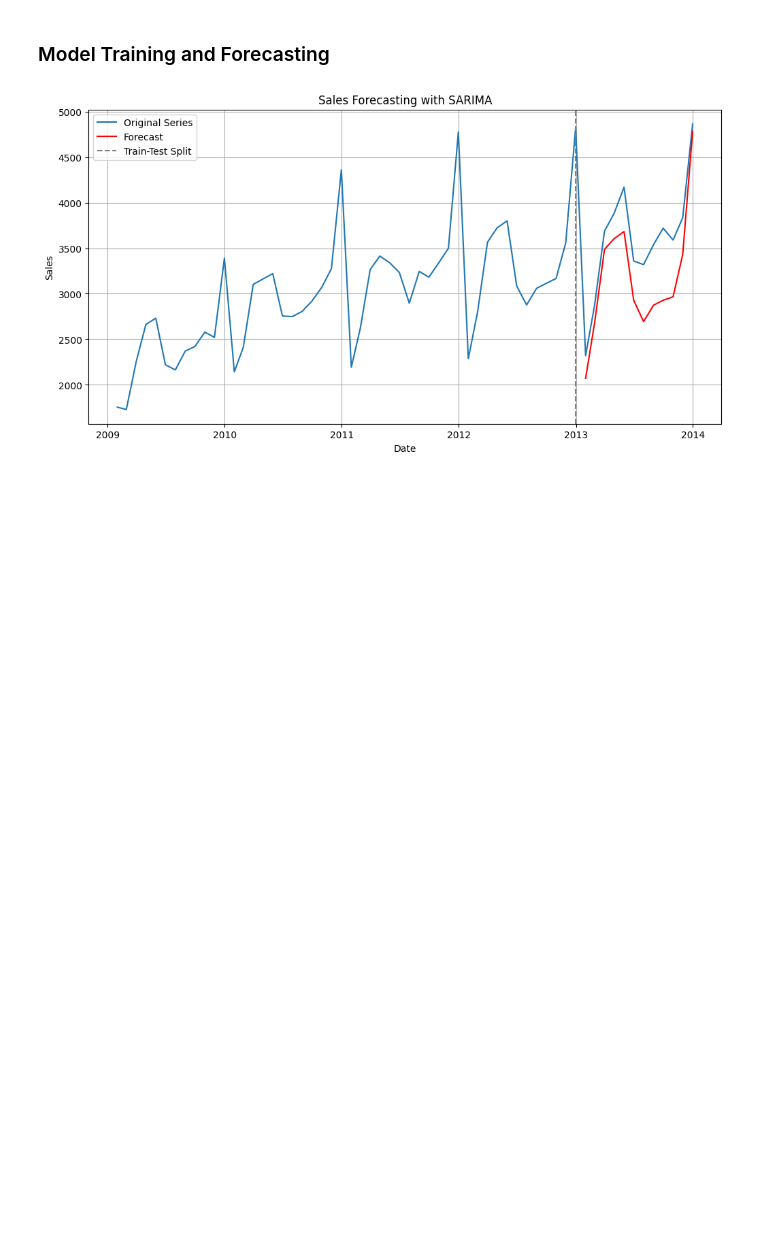
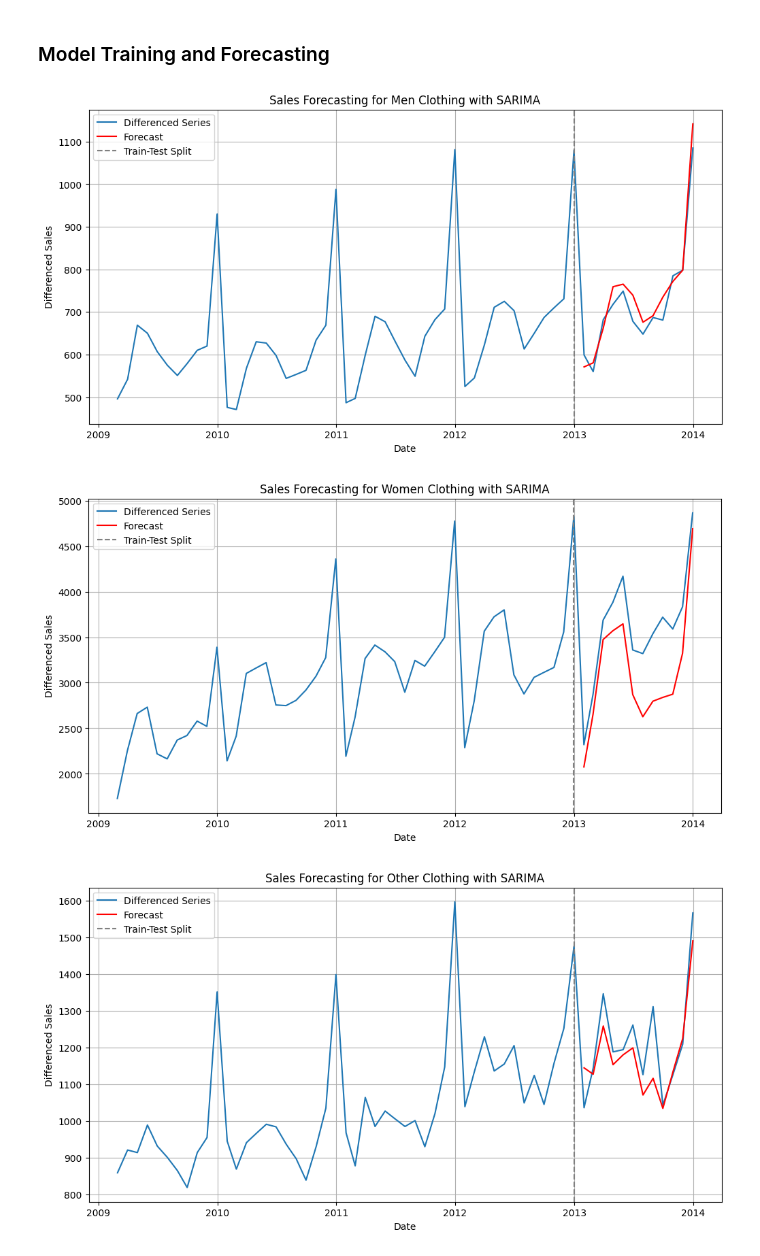
Before and after one commit to qfattah/Walmart-Sales-Forecasting, a Jupyter notebook: Walmart_Sales_Forecat.ipynb, the cells around one changed output. Drawn from its saved outputs; the diff is of its cells as text; code cells hidden in the pictures; blank space fills up the shorter version.

```diff
--- a/Walmart_Sales_Forecat.ipynb
+++ b/Walmart_Sales_Forecat.ipynb
@@ -376,11 +372,15 @@ def run_sarima_model(df, sales_column, differenced_column, order, seasonal_order
 # %%
 # Example usage:
 # Define your order and seasonal order parameters
 order = (1, 1, 1)
 seasonal_order = (1, 1, 1, 12)
 
 
-# Assuming 'Sales' is the sales column and 'Sales_Diff' is the differenced sales column
-combined_forecase_df = run_sarima_model(df_women, 'Sales', 'Sales_diff', order, seasonal_order)
+# Perform the forecasting
+df_forecast_men = run_sarima_model(df_men.dropna(), 'Sales', 'Sales_diff', order, seasonal_order, 'Men Clothing')
+df_forecast_women = run_sarima_model(df_women.dropna(), 'Sales', 'Sales_diff', order, seasonal_order, 'Women Clothing')
+df_forecast_other = run_sarima_model(df_other.dropna(), 'Sales', 'Sales_diff', order, seasonal_order, 'Other Clothing')
 # %% [output]
-[figure, old version]
+[figure, new version]
+[figure, added]
+[figure, added]
```
Also changed, not shown: parts of 2 cells of this notebook.
